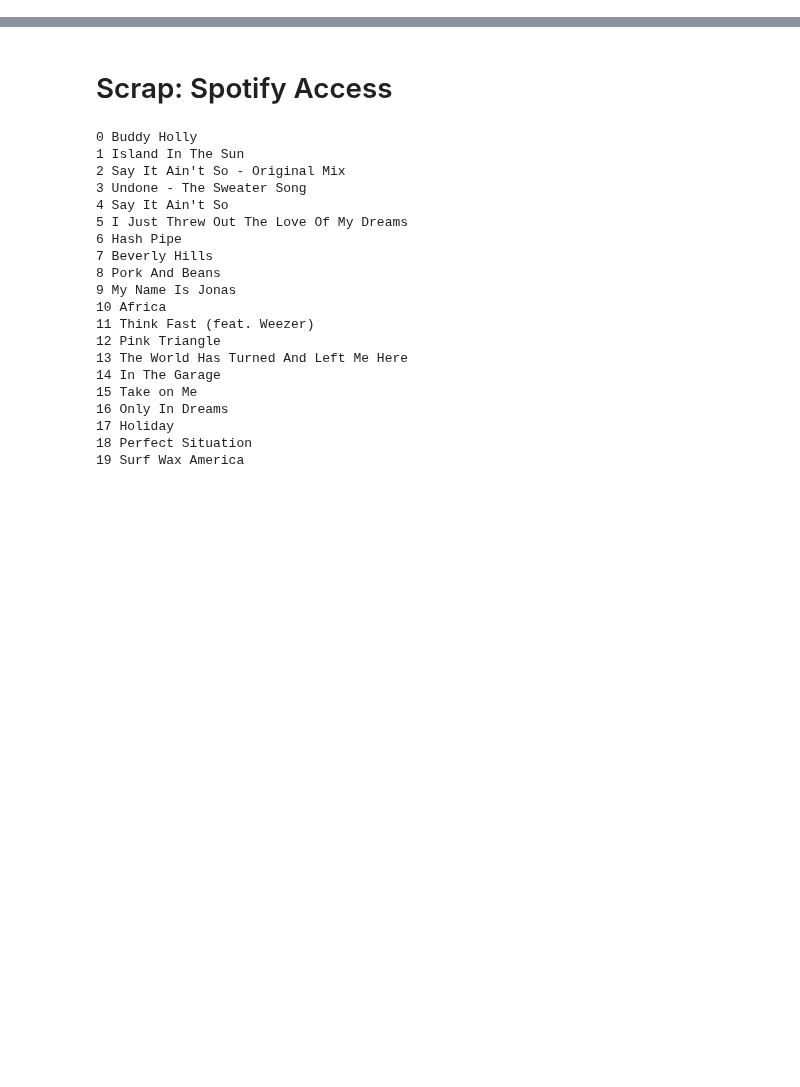
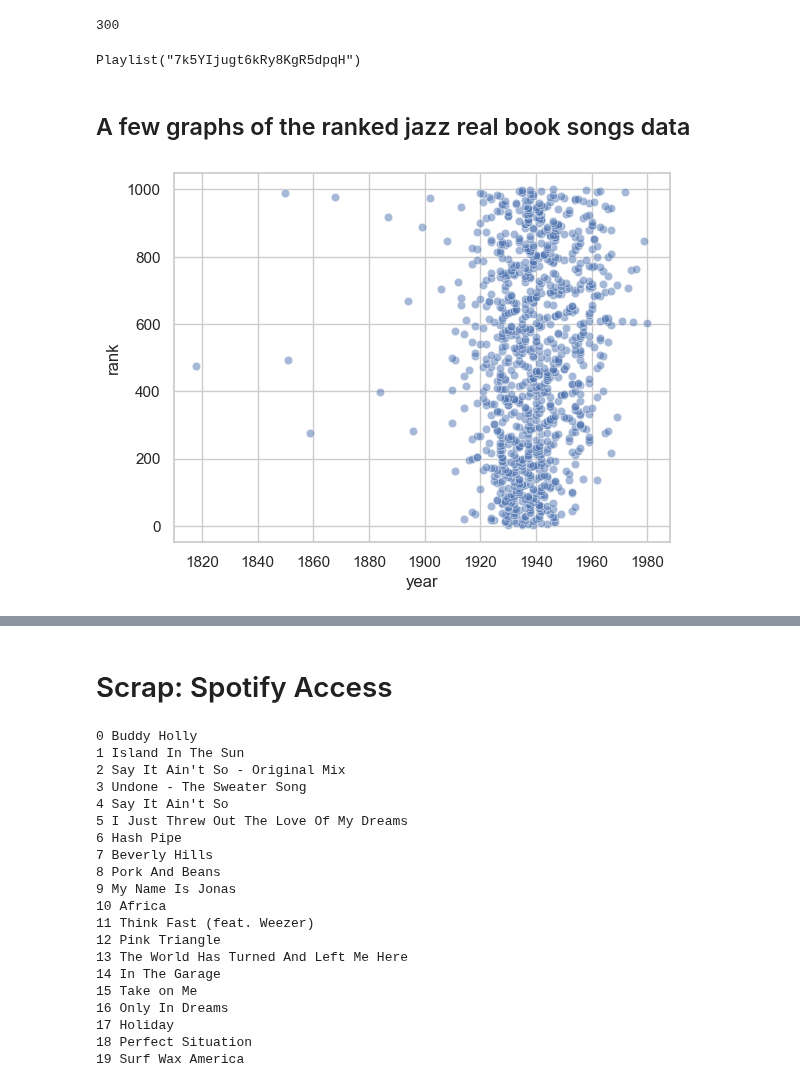
Before and after one commit to thorwhalen/sung, a Jupyter notebook: misc/sung_wip.ipynb, the cells around one changed output, grey strips where cells are left out. Cells and saved outputs as stored; diff of their text form; code cells hidden in the pictures; blank space fills up the shorter version.

Commit message:
feat: make playlist

```diff
--- a/misc/sung_wip.ipynb
+++ b/misc/sung_wip.ipynb
@@ -0,0 +5,14 @@
+# %%
+from graze import graze
+from dol import Pipe
+import pandas as pd
+import io
+
+ranked_songs_url = 'https://raw.githubusercontent.com/thorwhalen/content/refs/heads/master/tables/tsv/ranked_real_book_songs.tsv'
+b = graze(ranked_songs_url)
+df = pd.read_csv(io.BytesIO(b), sep='\t')
+df = df.set_index('rank')
+df['year'] = df['year'].fillna(0).astype(int)
+# replace the 0 with NaN
+df['year'] = df['year'].replace(0, pd.NA)
+df
@@ -0,0 +36,4 @@
+# %%
+df = df.sort_values('rank')  # already sorted, but just to make sure
+top_songs = df.head(100)
+top_songs
@@ -0,0 +139,31 @@
+# %%
+import pandas as pd
+
+most_popular = {}
+for i in [0, 1, 2]:
+    most_popular[i] = {
+    k: pd.DataFrame(v).sort_values('popularity', ascending=False).iloc[i]['id']
+    for k, v in d.items()
+}
+
+from itertools import chain
+
+top_ids = list(chain(*[list(v.values()) for v in most_popular.values()]))
+len(top_ids)
+# %% [output]
+300
+# %%
+from sung.base import Playlist
+
+p = Playlist.create_from_track_list(top_ids, playlist_name='Top Real Book Songs')
+p
+# %% [output]
+Playlist("7k5YIjugt6kRy8KgR5dpqH")
+# %% [markdown]
+## A few graphs of the ranked jazz real book songs data
+# %%
+import seaborn as sns
+
+sns.scatterplot(data=df, x='year', y='rank', alpha=0.5);
+# %% [output]
+[figure, added]
```
Also changed, not shown: parts of 35 cells of this notebook, 3 other files.
